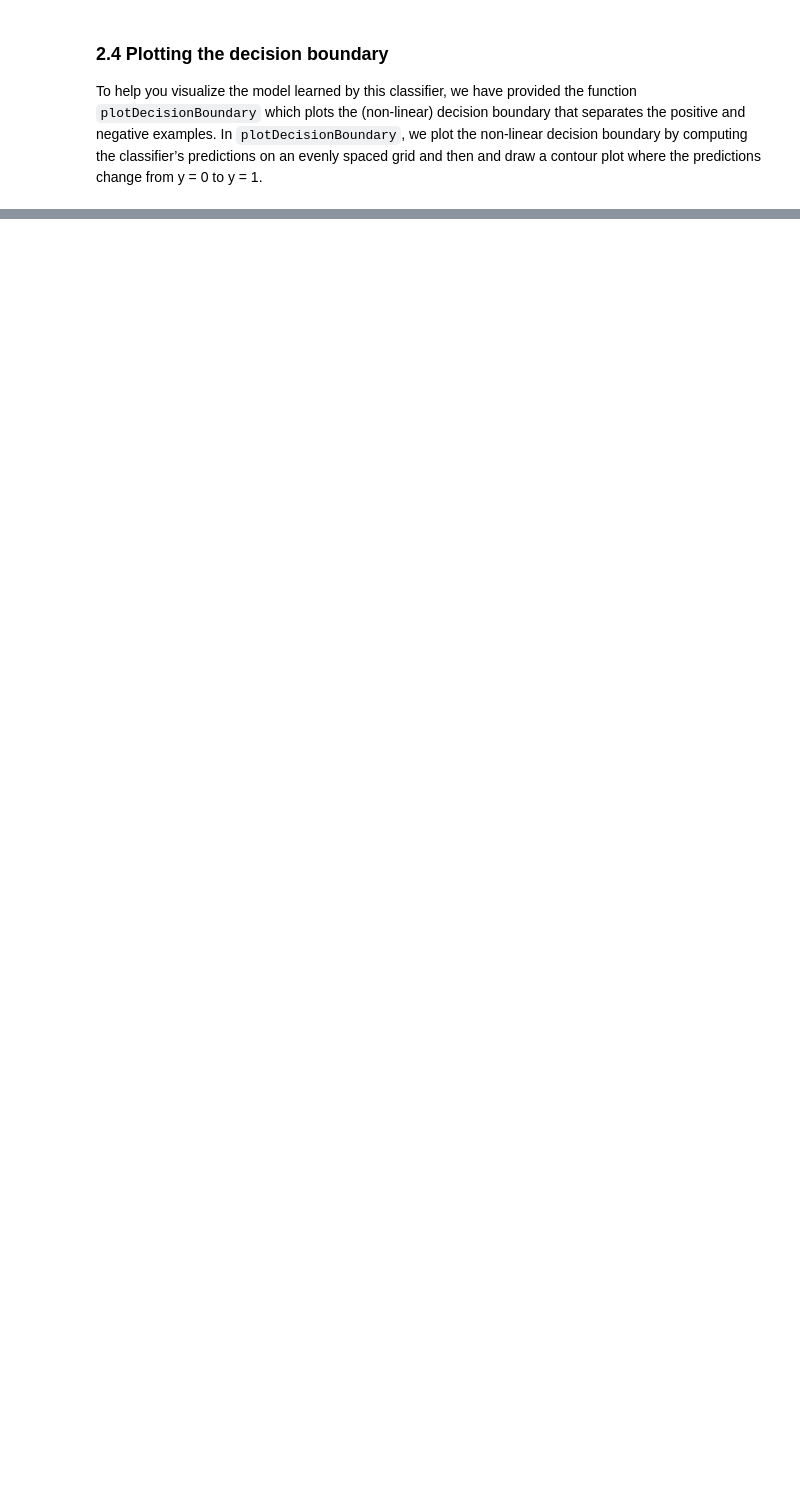
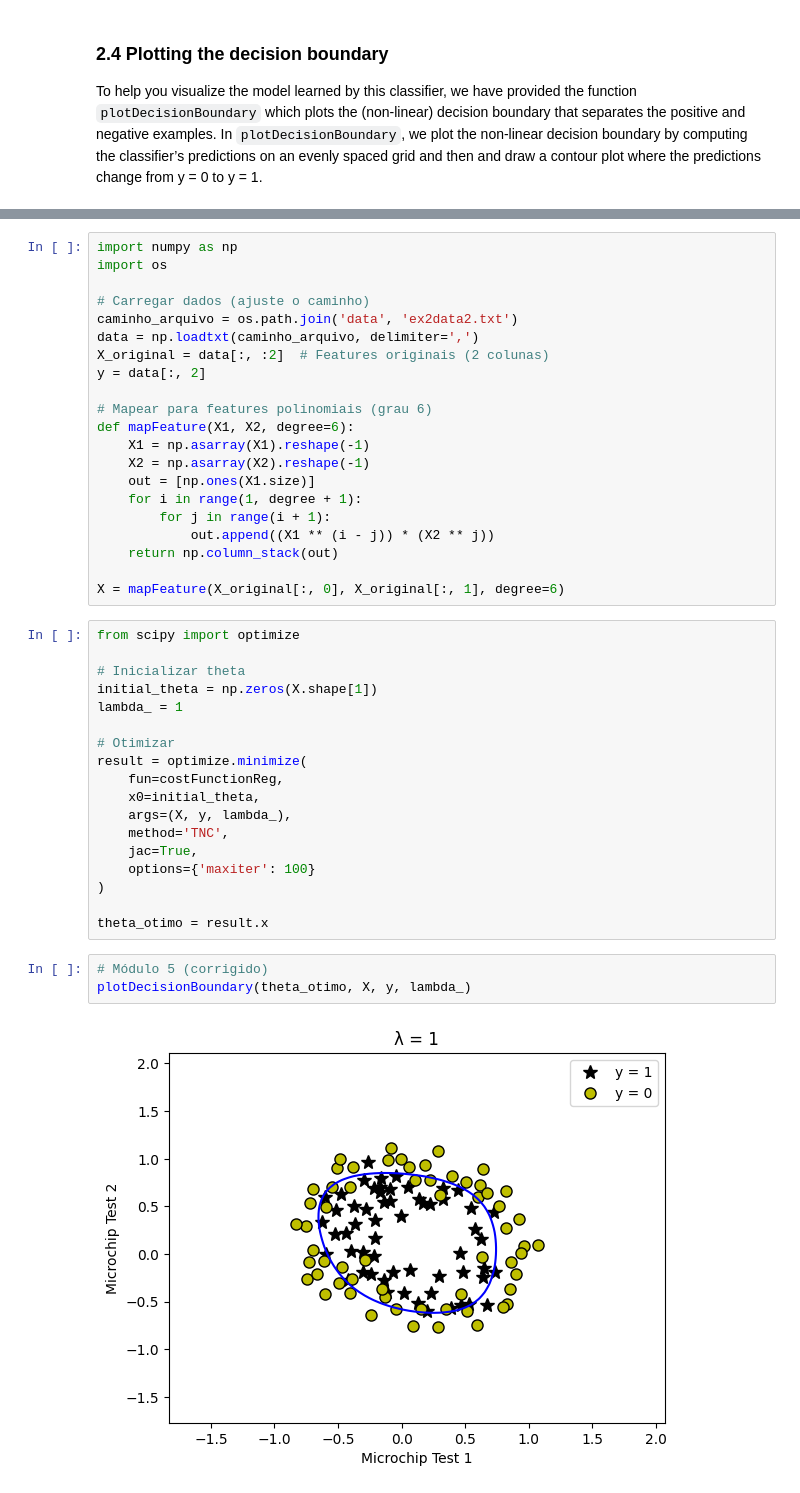
Before and after one commit to LucasMe110/IA-Regressao-Logistica, a Jupyter notebook: exercise2.ipynb, the cells around one changed output, grey strips where cells are left out. Cells and saved outputs as stored; diff of their text form; blank space fills up the shorter version.

```diff
--- a/exercise2.ipynb
+++ b/exercise2.ipynb
@@ -693,0 +678,44 @@ To help you visualize the model learned by this classifier, we have provided the
+# %%
+import numpy as np
+import os
+
+# Carregar dados (ajuste o caminho)
+caminho_arquivo = os.path.join('data', 'ex2data2.txt')
+data = np.loadtxt(caminho_arquivo, delimiter=',')
+X_original = data[:, :2]  # Features originais (2 colunas)
+y = data[:, 2]
+
+# Mapear para features polinomiais (grau 6)
+def mapFeature(X1, X2, degree=6):
+    X1 = np.asarray(X1).reshape(-1)
+    X2 = np.asarray(X2).reshape(-1)
+    out = [np.ones(X1.size)]
+    for i in range(1, degree + 1):
+        for j in range(i + 1):
+            out.append((X1 ** (i - j)) * (X2 ** j))
+    return np.column_stack(out)
+
+X = mapFeature(X_original[:, 0], X_original[:, 1], degree=6)
+# %%
+from scipy import optimize
+
+# Inicializar theta
+initial_theta = np.zeros(X.shape[1])
+lambda_ = 1
+
+# Otimizar
+result = optimize.minimize(
+    fun=costFunctionReg,
+    x0=initial_theta,
+    args=(X, y, lambda_),
+    method='TNC',
+    jac=True,
+    options={'maxiter': 100}
+)
+
+theta_otimo = result.x
+# %%
+# Módulo 5 (corrigido)
+plotDecisionBoundary(theta_otimo, X, y, lambda_)
+# %% [output]
+[figure, added]
```
Also changed, not shown: parts of 14 cells of this notebook, 3 other files.
